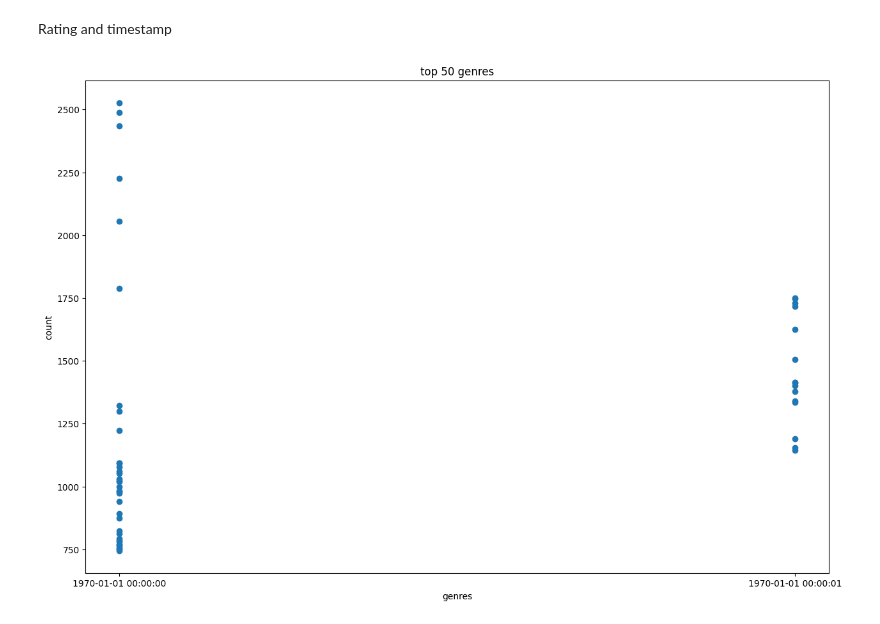
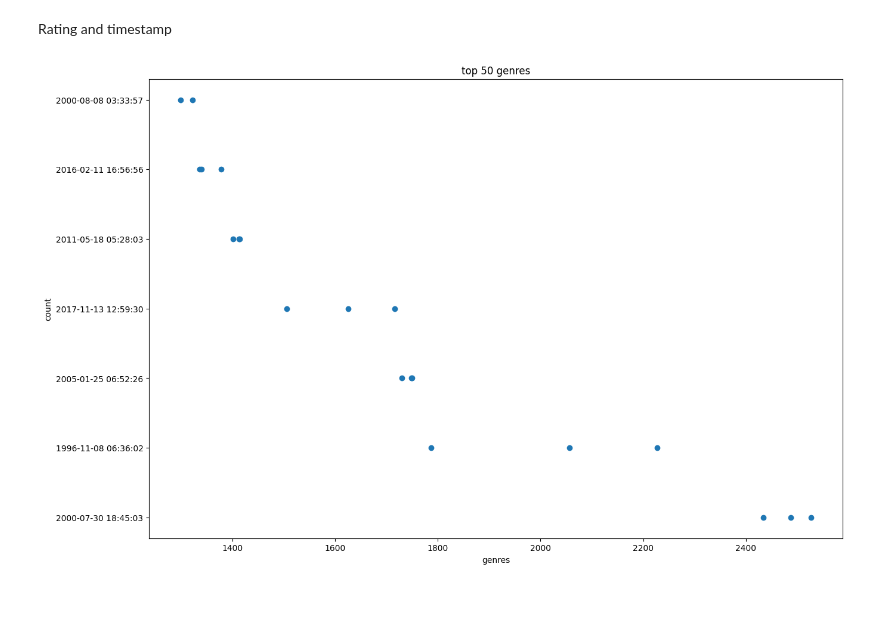
Before and after one commit to mercytegekson/Movie-Recommendation-System-, a Jupyter notebook: index.ipynb, the cells around one changed output. Cells and saved outputs as stored; diff of their text form; code cells hidden in the pictures; blank space fills up the shorter version.

```diff
--- a/index.ipynb
+++ b/index.ipynb
@@ -155,11 +155,7 @@ dtype('<M8[ns]')
 # %% [markdown]
 Changing rating timestamp and tag timestamp to human readable format for easy analysis
 # %%
-# #converting to pandas datetime object
-# merged_data["timestamp_x"] = pd.to_datetime(merged_data["timestamp_x"], unit= "seconds")
-# merged_data["timestamp_y"] = pd.to_datetime(merged_data["timestamp_y"], unit= "seconds")
-#using dt.strftime() method since it is pandas timestamp format
-
-merged_data["rating_timestamp"] = merged_data["timestamp_x"].dt.strftime('%Y-%m-%d %H:%M:%S.%f')
-merged_data["tag_timestamp"] = merged_data["timestamp_y"].dt.strftime("%Y-%m-%d")
-merged_data.drop(columns=["timestamp_x", "timestamp_y"], axis= 1).tail()
+#using utcfromtimestamp method from datetime module to convert timestamps to human readable format
+merged_data["rating_timestamp"] = merged_data["timestamp_x"].apply(lambda x: datetime.utcfromtimestamp(x).strftime('%Y-%m-%d %H:%M:%S'))
+merged_data["tag_timestamp"] = merged_data["timestamp_y"].apply(lambda x: datetime.utcfromtimestamp(x).strftime('%Y-%m-%d %H:%M:%S'))
+merged_data.drop(columns=["timestamp_x", "timestamp_y"], axis= 1, inplace= True)
@@ -265,10 +252,10 @@ plt.show();
 Rating and timestamp
 # %%
 fig, ax = plt.subplots(figsize = (15,10))
-plt.scatter(merged_data["rating_timestamp"][: 50], merged_data["tag"].value_counts().head(50))
+plt.scatter(merged_data["tag"].value_counts().head(20), merged_data["rating_timestamp"][:20])
 plt.title("top 50 genres")
 plt.xlabel("genres")
 plt.ylabel("count")
 plt.show();
 # %% [output]
-[figure, old version]
+[figure, new version]
```
Also changed, not shown: parts of 4 cells of this notebook.
